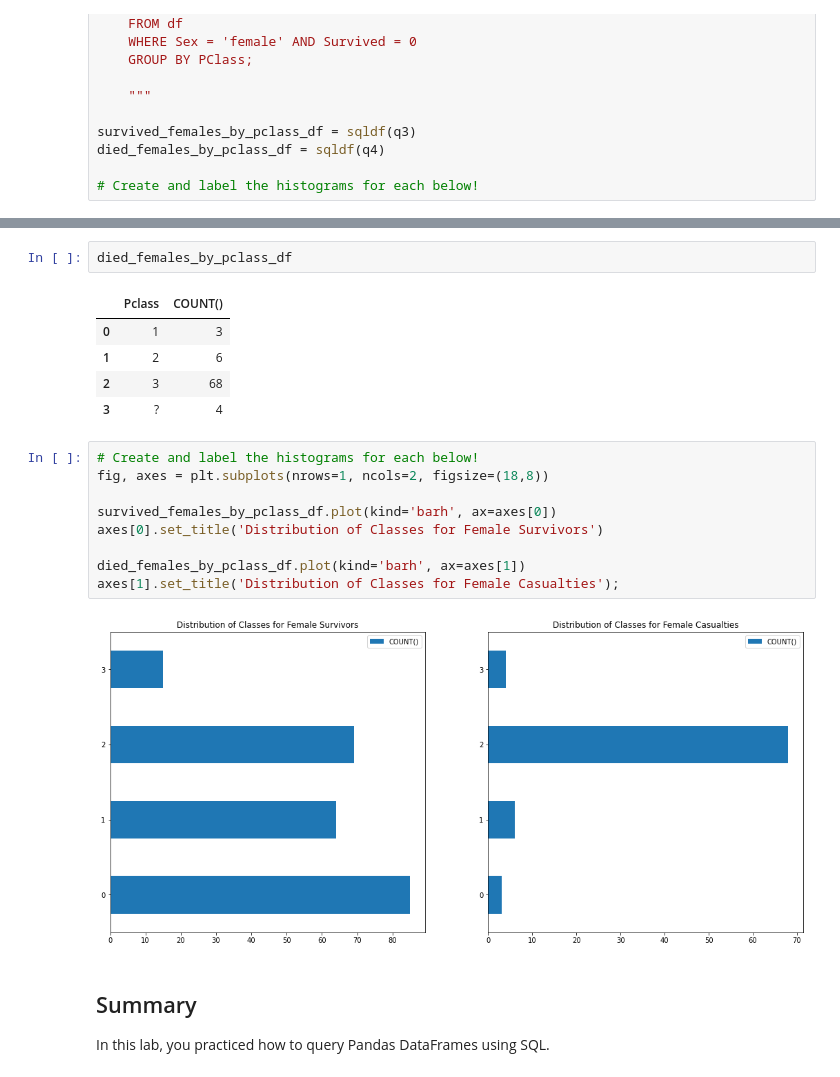
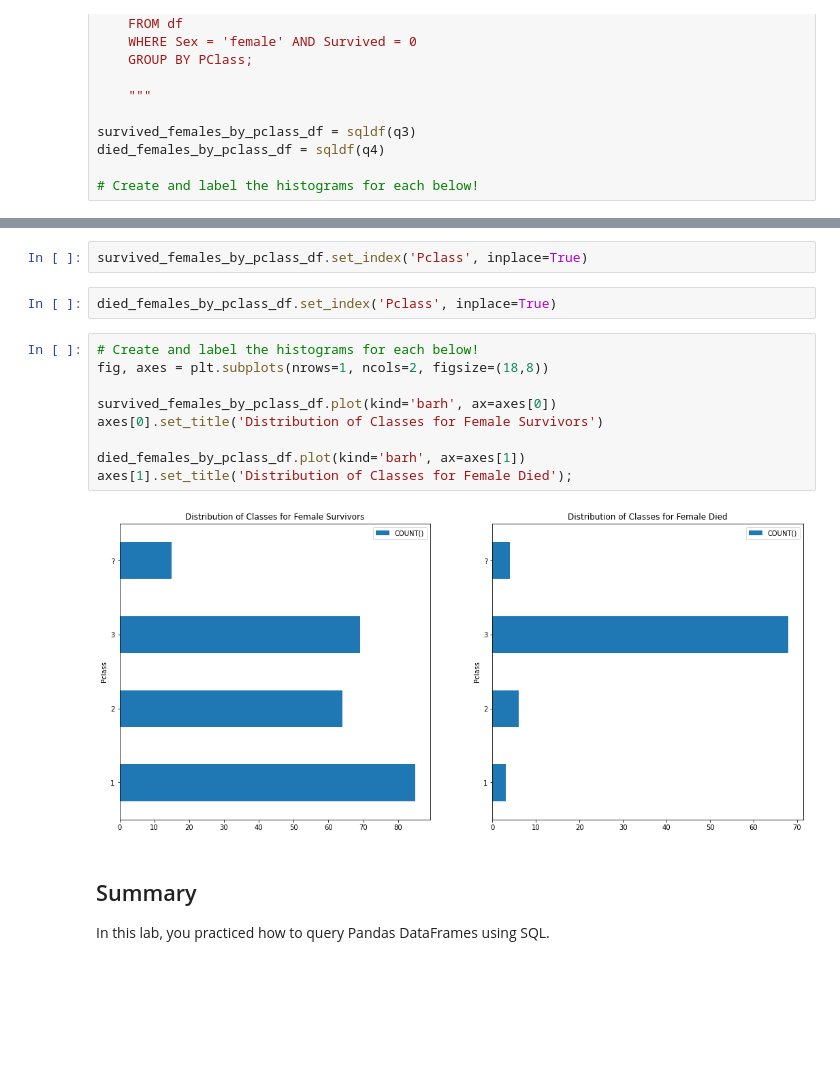
Before and after one commit to irushawn/dsc-using-sql-with-pandas-lab, a Jupyter notebook: index.ipynb, the cells around one changed output, grey strips where cells are left out. Drawn from its saved outputs; the diff is of its cells as text; blank space fills up the shorter version.

```diff
--- a/index.ipynb
+++ b/index.ipynb
@@ -389,22 +381,18 @@ survived_females_by_pclass_df
-# %%
-died_females_by_pclass_df
-# %% [output]
-|  | Pclass | COUNT() |
-| 0 | 1 | 3 |
-| 1 | 2 | 6 |
-| 2 | 3 | 68 |
-| 3 | ? | 4 |
+# %%
+survived_females_by_pclass_df.set_index('Pclass', inplace=True)
+# %%
+died_females_by_pclass_df.set_index('Pclass', inplace=True)
 # %%
 # Create and label the histograms for each below!
 fig, axes = plt.subplots(nrows=1, ncols=2, figsize=(18,8))
 
 survived_females_by_pclass_df.plot(kind='barh', ax=axes[0])
 axes[0].set_title('Distribution of Classes for Female Survivors')
 
 died_females_by_pclass_df.plot(kind='barh', ax=axes[1])
-axes[1].set_title('Distribution of Classes for Female Casualties');
+axes[1].set_title('Distribution of Classes for Female Died');
 # %% [output]
-[figure, old version]
+[figure, new version]
 # %% [markdown]
 ## Summary
 
```
Also changed, not shown: parts of 1 cell of this notebook.
